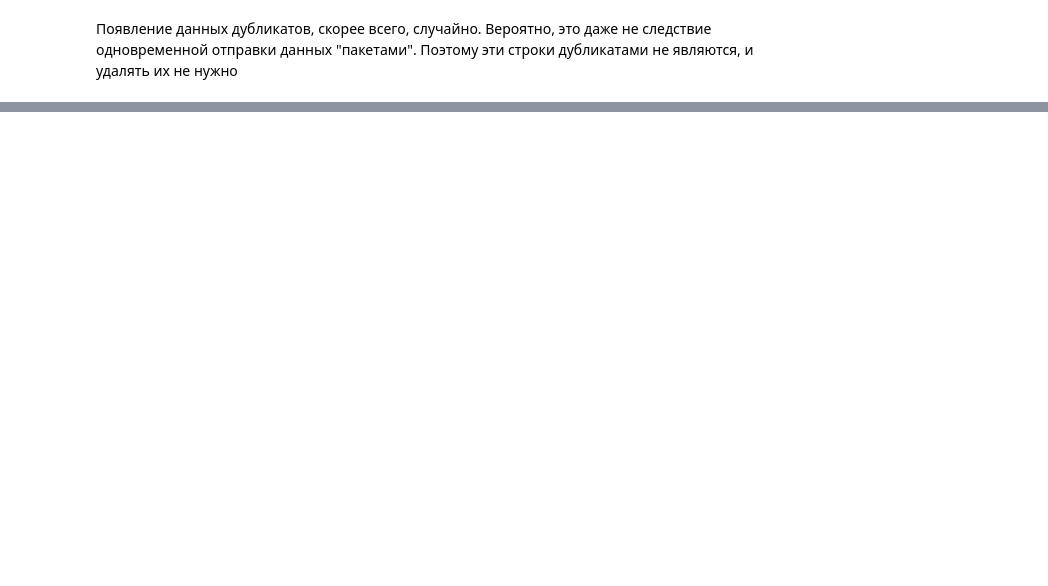
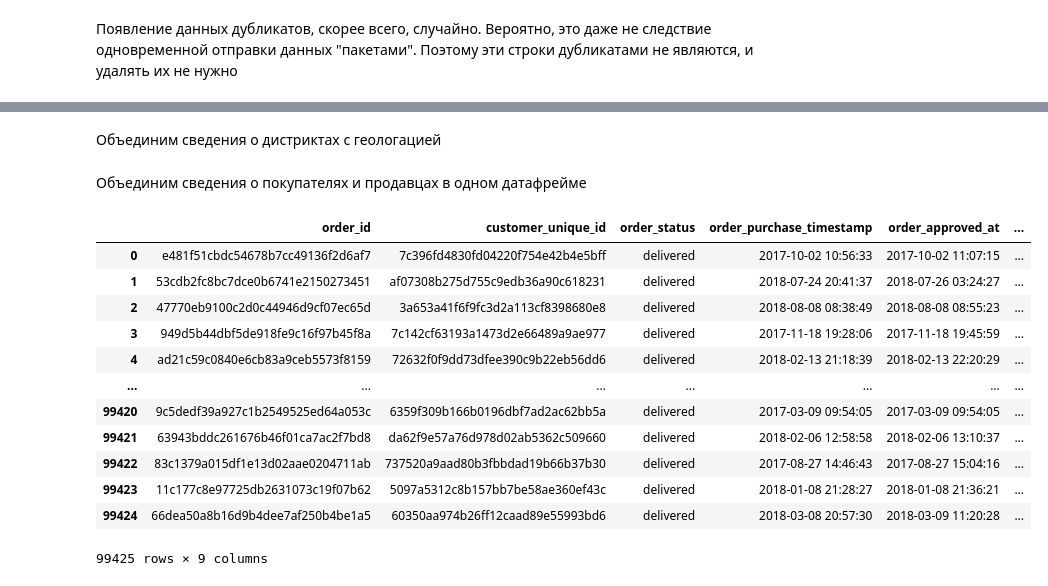
Before and after one commit to trineevkirill/brazillian_ecom, a Jupyter notebook: brazilian ecommerce.ipynb, the cells around one changed output, grey strips where cells are left out. Saved outputs shown, nothing was run; the diff lists cells and outputs as text; code cells hidden in the pictures; blank space fills up the shorter version.

```diff
--- a/brazilian ecommerce.ipynb
+++ b/brazilian ecommerce.ipynb
@@ -310,0 +359,2 @@ real_duplicates.sort_values("order_purchase_timestamp")
+# %% [markdown]
+Объединим сведения о дистриктах с геологацией
@@ -310,0 +364,27 @@ real_duplicates.sort_values("order_purchase_timestamp")
+# %% [markdown]
+Объединим сведения о покупателях и продавцах в одном датафрейме
+# %%
+df_orders_info = orders.merge(
+    customers[["customer_id", "customer_unique_id", "customer_state"]], on="customer_id", how="left"
+)
+
+# Столбец `customer_id` в датафрейме `orders` имеет смысл уникального идетнификатора для обозначения покупателя.
+# Значит, мы можем заменить этот столбец уникальным идентификатором покупателя
+
+df_orders_info.insert(2, "customer_unique_id", df_orders_info.pop("customer_unique_id"))
+df_orders_info = df_orders_info.drop(columns="customer_id")
+df_orders_info
+# %% [output]
+|  | order_id | customer_unique_id | order_status | order_purchase_timestamp | order_approved_at | ... |
+| 0 | e481f51cbdc54678b7cc49136f2d6af7 | 7c396fd4830fd04220f754e42b4e5bff | delivered | 2017-10-02 10:56:33 | 2017-10-02 11:07:15 | ... |
+| 1 | 53cdb2fc8bc7dce0b6741e2150273451 | af07308b275d755c9edb36a90c618231 | delivered | 2018-07-24 20:41:37 | 2018-07-26 03:24:27 | ... |
+| 2 | 47770eb9100c2d0c44946d9cf07ec65d | 3a653a41f6f9fc3d2a113cf8398680e8 | delivered | 2018-08-08 08:38:49 | 2018-08-08 08:55:23 | ... |
+| 3 | 949d5b44dbf5de918fe9c16f97b45f8a | 7c142cf63193a1473d2e66489a9ae977 | delivered | 2017-11-18 19:28:06 | 2017-11-18 19:45:59 | ... |
+| 4 | ad21c59c0840e6cb83a9ceb5573f8159 | 72632f0f9dd73dfee390c9b22eb56dd6 | delivered | 2018-02-13 21:18:39 | 2018-02-13 22:20:29 | ... |
+| ... | ... | ... | ... | ... | ... | ... |
+| 99420 | 9c5dedf39a927c1b2549525ed64a053c | 6359f309b166b0196dbf7ad2ac62bb5a | delivered | 2017-03-09 09:54:05 | 2017-03-09 09:54:05 | ... |
+| 99421 | 63943bddc261676b46f01ca7ac2f7bd8 | da62f9e57a76d978d02ab5362c509660 | delivered | 2018-02-06 12:58:58 | 2018-02-06 13:10:37 | ... |
+| 99422 | 83c1379a015df1e13d02aae0204711ab | 737520a9aad80b3fbbdad19b66b37b30 | delivered | 2017-08-27 14:46:43 | 2017-08-27 15:04:16 | ... |
+| 99423 | 11c177c8e97725db2631073c19f07b62 | 5097a5312c8b157bb7be58ae360ef43c | delivered | 2018-01-08 21:28:27 | 2018-01-08 21:36:21 | ... |
+| 99424 | 66dea50a8b16d9b4dee7af250b4be1a5 | 60350aa974b26ff12caad89e55993bd6 | delivered | 2018-03-08 20:57:30 | 2018-03-09 11:20:28 | ... |
+99425 rows × 9 columns
```
Also changed, not shown: parts of 14 cells of this notebook.
